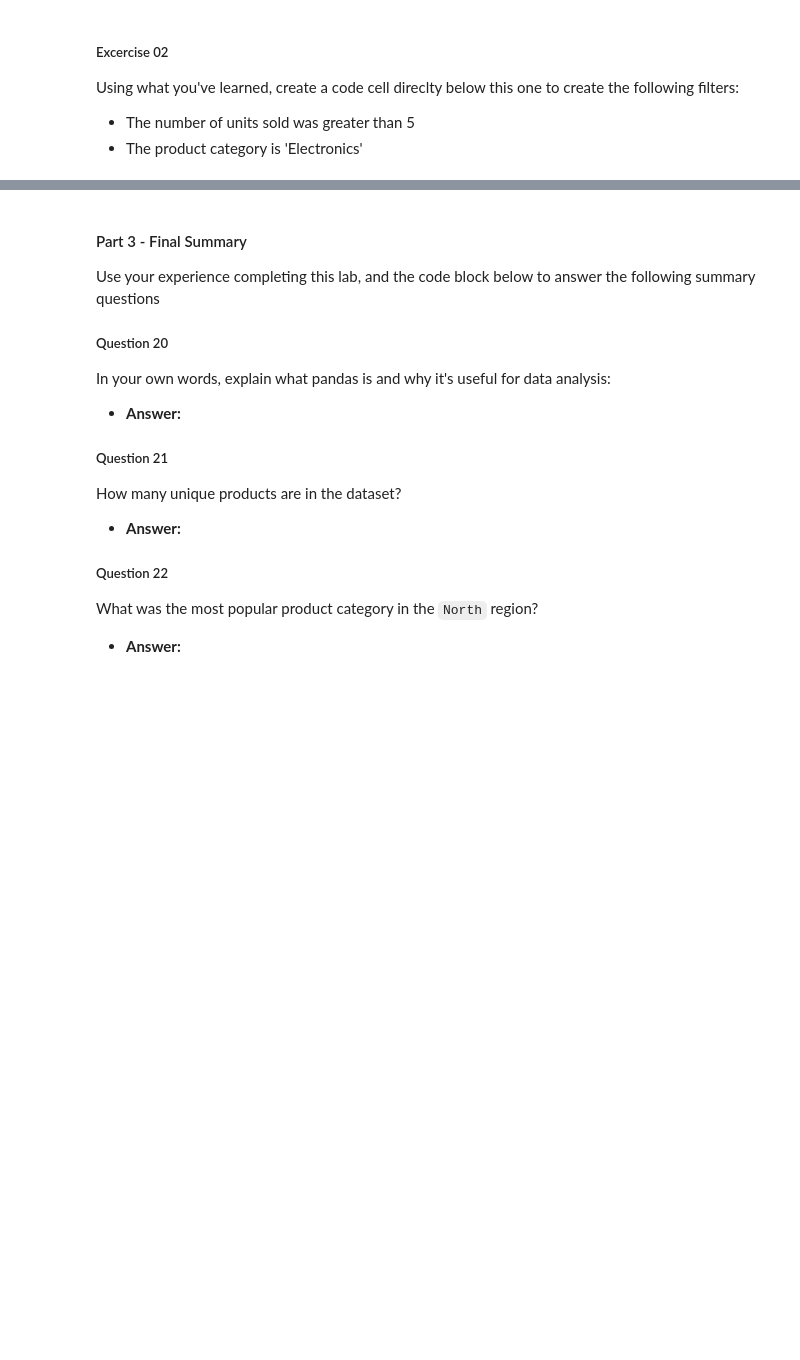
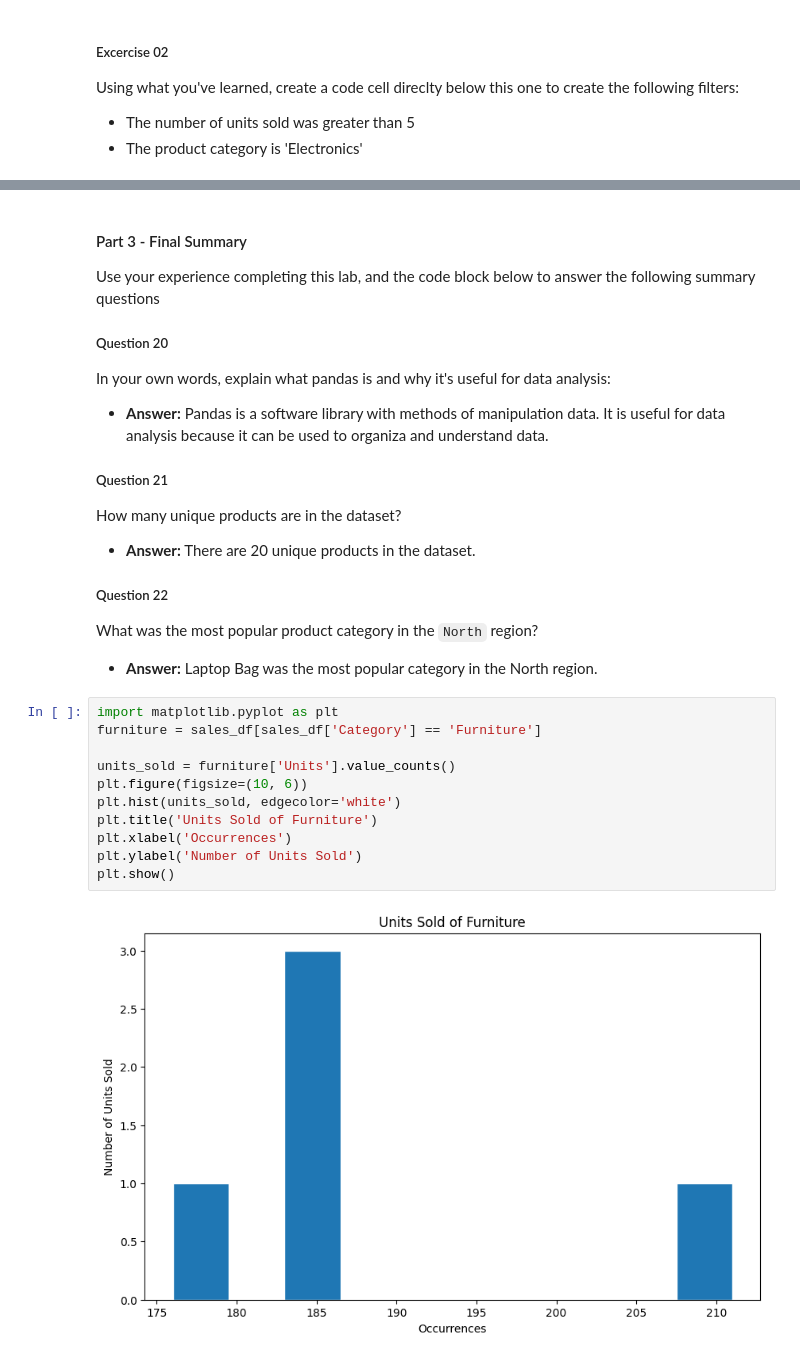
Before and after one commit to itsasamantha/unit-3-data-science, a Jupyter notebook: 01_pandas.ipynb, the cells around one changed output, grey strips where cells are left out. Cells and saved outputs as stored; diff of their text form; blank space fills up the shorter version.

Commit message:
graph + finished

```diff
--- a/01_pandas.ipynb
+++ b/01_pandas.ipynb
@@ -339,12 +375,25 @@ Use your experience completing this lab, and the code block below to answer the
 
 ##### Question 20
 In your own words, explain what pandas is and why it's useful for data analysis:
-- **Answer:**
+- **Answer:** Pandas is a software library with methods of manipulation data. It is useful for data analysis because it can be used to organiza and understand data.
 
 ##### Question 21
 How many unique products are in the dataset?
-- **Answer:**
+- **Answer:** There are 20 unique products in the dataset.
 
 ##### Question 22
 What was the most popular product category in the `North` region?
-- **Answer:**
+- **Answer:** Laptop Bag was the most popular category in the North region.
+# %%
+import matplotlib.pyplot as plt
+furniture = sales_df[sales_df['Category'] == 'Furniture']
+
+units_sold = furniture['Units'].value_counts()
+plt.figure(figsize=(10, 6))
+plt.hist(units_sold, edgecolor='white')
+plt.title('Units Sold of Furniture')
+plt.xlabel('Occurrences')
+plt.ylabel('Number of Units Sold')
+plt.show()
+# %% [output]
+[figure, added]
```
Also changed, not shown: parts of 6 cells of this notebook.
